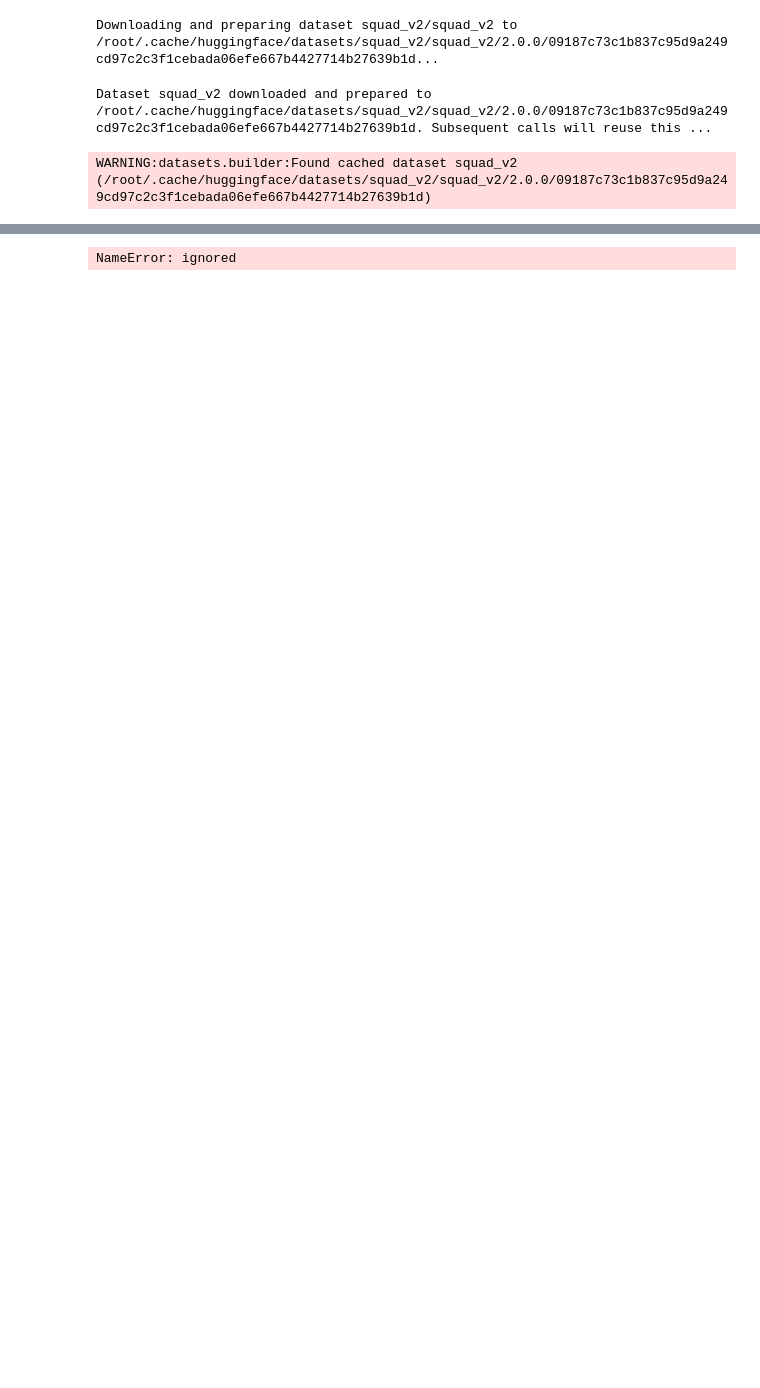
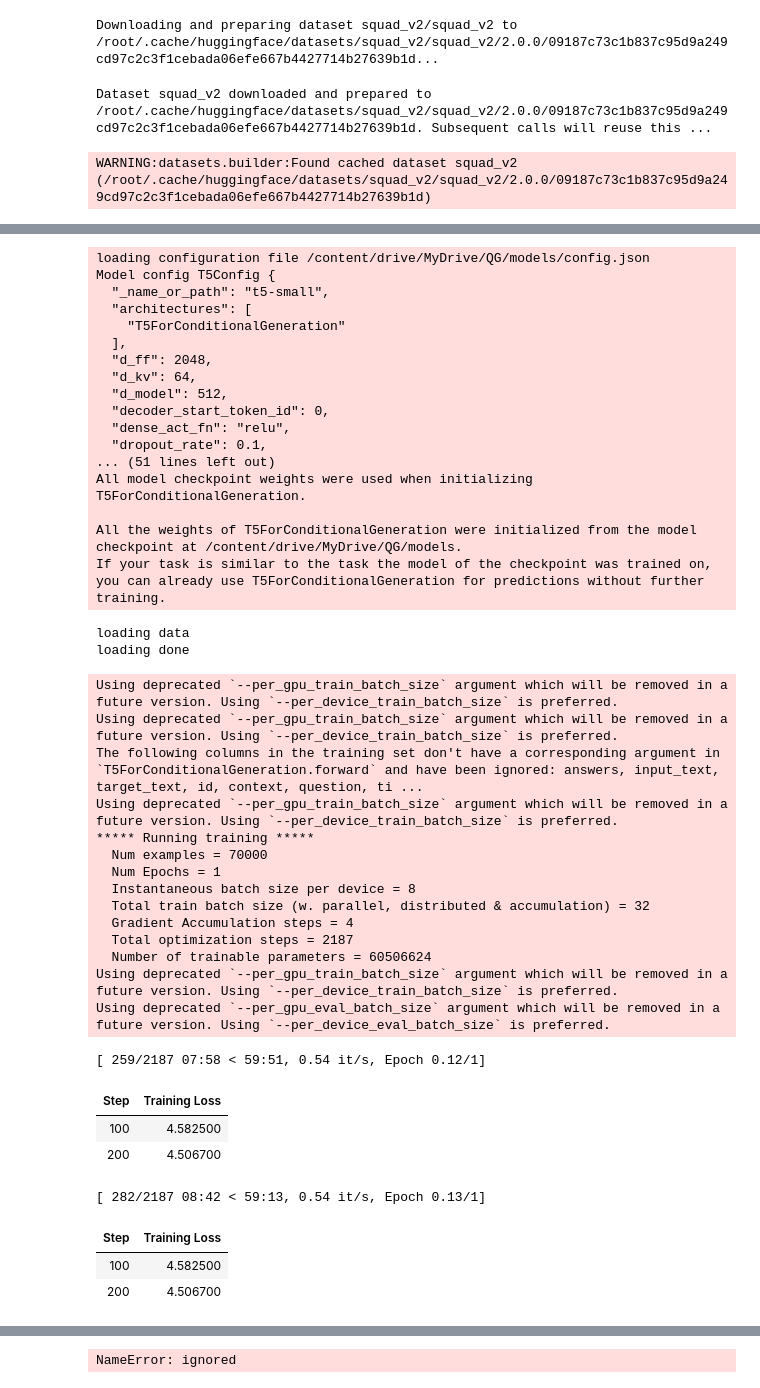
Before and after one commit to huzaifa26/Question-Generation_Grading-Google-Colab, a Jupyter notebook: Untitled2.ipynb, the cells around one changed output, grey strips where cells are left out. Saved outputs shown, nothing was run; the diff lists cells and outputs as text; code cells hidden in the pictures; blank space fills up the shorter version.

```diff
--- a/Untitled2.ipynb
+++ b/Untitled2.ipynb
@@ -48,3 +49,8 @@ For now, this behavior is kept to avoid breaking backwards compatibility when pa
+# %%
+# tokenizer = T5Tokenizer.from_pretrained('/content/drive/MyDrive/QG/Tokenizer')
+
+from transformers import AutoTokenizer
+tokenizer = AutoTokenizer.from_pretrained('/content/drive/MyDrive/QG/Tokenizer')
 # %%
 # process the examples in input and target text format and the eos token at the end
 def add_eos_to_examples(example):
@@ -67,11 +73,9 @@ def convert_to_features(example_batch):
     return encodings
 # %%
 # load train and validation split of squad
-# train_dataset  = nlp.load_dataset('squad', split=nlp.Split.TRAIN)
-# valid_dataset = nlp.load_dataset('squad', split=nlp.Split.VALIDATION)
 from datasets import load_dataset
-train_dataset  =load_dataset('squad_v2', split=nlp.Split.TRAIN)
-valid_dataset = load_dataset('squad_v2', split=nlp.Split.VALIDATION)
+train_dataset  =load_dataset('squad_v2', split="train[:70000]")
+valid_dataset = load_dataset('squad_v2', split="validation[:6000]")
 
 # map add_eos_to_examples function to the dataset example wise
 train_dataset = train_dataset.map(add_eos_to_examples)
@@ -215,3 +222,47 @@ Using deprecated `--per_gpu_eval_batch_size` argument which will be removed in a
+# %%
+xmp.spawn(_mp_fn, args=(), nprocs=1, start_method='fork')
+# %% [output]
+loading configuration file /content/drive/MyDrive/QG/models/config.json
+Model config T5Config {
+  "_name_or_path": "t5-small",
+  "architectures": [
+    "T5ForConditionalGeneration"
+  ],
+  "d_ff": 2048,
+  "d_kv": 64,
+  "d_model": 512,
+  "decoder_start_token_id": 0,
+  "dense_act_fn": "relu",
+  "dropout_rate": 0.1,
+... (51 lines left out)
+All model checkpoint weights were used when initializing T5ForConditionalGeneration.
+
+All the weights of T5ForConditionalGeneration were initialized from the model checkpoint at /content/drive/MyDrive/QG/models.
+If your task is similar to the task the model of the checkpoint was trained on, you can already use T5ForConditionalGeneration for predictions without further training.
+loading data
+loading done
+Using deprecated `--per_gpu_train_batch_size` argument which will be removed in a future version. Using `--per_device_train_batch_size` is preferred.
+Using deprecated `--per_gpu_train_batch_size` argument which will be removed in a future version. Using `--per_device_train_batch_size` is preferred.
+The following columns in the training set don't have a corresponding argument in `T5ForConditionalGeneration.forward` and have been ignored: answers, input_text, target_text, id, context, question, ti ...
+Using deprecated `--per_gpu_train_batch_size` argument which will be removed in a future version. Using `--per_device_train_batch_size` is preferred.
+***** Running training *****
+  Num examples = 70000
+  Num Epochs = 1
+  Instantaneous batch size per device = 8
+  Total train batch size (w. parallel, distributed & accumulation) = 32
+  Gradient Accumulation steps = 4
+  Total optimization steps = 2187
+  Number of trainable parameters = 60506624
+Using deprecated `--per_gpu_train_batch_size` argument which will be removed in a future version. Using `--per_device_train_batch_size` is preferred.
+Using deprecated `--per_gpu_eval_batch_size` argument which will be removed in a future version. Using `--per_device_eval_batch_size` is preferred.
+[ 259/2187 07:58 < 59:51, 0.54 it/s, Epoch 0.12/1]
+| Step | Training Loss |
+| 100 | 4.582500 |
+| 200 | 4.506700 |
+[ 282/2187 08:42 < 59:13, 0.54 it/s, Epoch 0.13/1]
+| Step | Training Loss |
+| 100 | 4.582500 |
+| 200 | 4.506700 |
 # %%
 output_eval_file = os.path.join("/content/drive/MyDrive/QG/", "eval_results.txt")
 with open(output_eval_file, "w") as writer:
```
Also changed, not shown: parts of 26 cells of this notebook.
